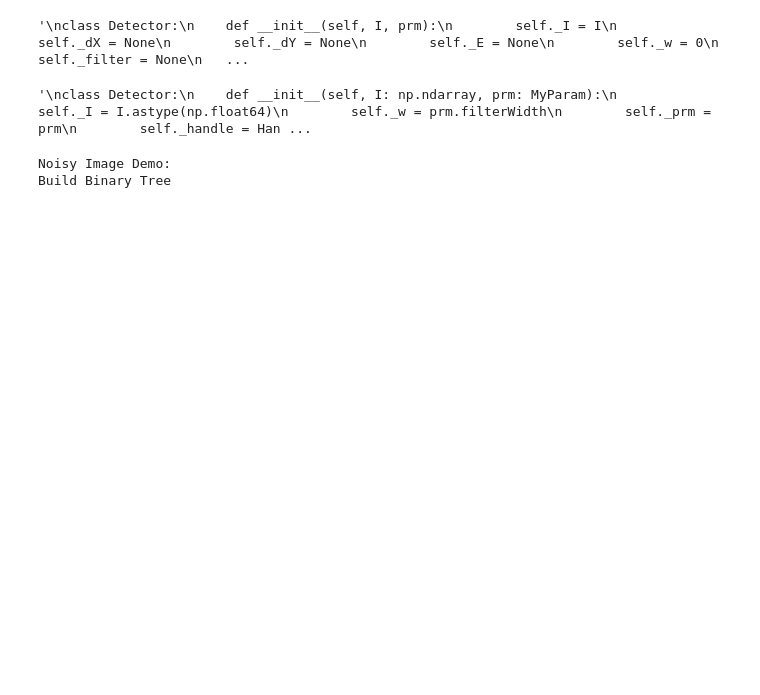
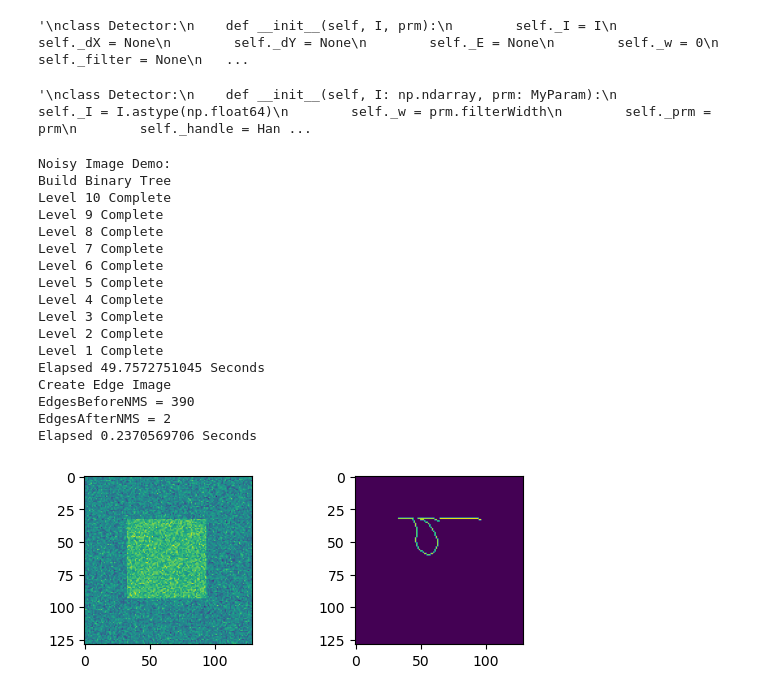
Before and after one commit to NatiOfir/PythonFaintEdgeDetection, a Jupyter notebook: FaintEdgeDetection.ipynb, the cells around one changed output. Drawn from its saved outputs; the diff is of its cells as text; code cells hidden in the pictures; blank space fills up the shorter version.

```diff
--- a/FaintEdgeDetection.ipynb
+++ b/FaintEdgeDetection.ipynb
@@ -329,6 +329,7 @@ class MyParam:
         self.slidingWindow = int(pow(2, 8)) + 1  # 0 = allImage
         self.printToScreen = True
         self.interpolation = True
+        self.normType = 0
         self.fibers = False
 
     @staticmethod
@@ -1587,7 +1590,7 @@ def main():
     prm = MyParam()
     prm.slidingWindow = 0
     prm.noisyImage = True
-    prm.parallel = True
+    prm.parallel = False # Do not change
     prm.splitPoints = 0
     prm._deubg = False
 
@@ -1595,30 +1598,46 @@ def main():
     E = my_run_im(I, E, prm)
     #E = 1 - E
     plt.subplot(2,2,2)
     plt.imshow(E)
     plt.show()
     return
     # Real Image Demo
     print("Real Image Demo:")
     I = read_image("2.png")
     I = np.float64(I) / 255.0
     plt.subplot(2,2,3)
     plt.imshow(I);
     prm.slidingWindow = 129
     prm.noisyImage = False
     prm.parallel = False
     prm.splitPoints = 0
 
     E = np.zeros_like(I)
     E = my_run_im(I, E, prm)
     E = 1 - E
     plt.subplot(2,2,4)
     plt.imshow(E)
 
     print("Finished")
 
 if __name__ == "__main__":
     main()
 # %% [output]
 Noisy Image Demo:
 Build Binary Tree
+Level 10 Complete
+Level 9 Complete
+Level 8 Complete
+Level 7 Complete
+Level 6 Complete
+Level 5 Complete
+Level 4 Complete
+Level 3 Complete
+Level 2 Complete
+Level 1 Complete
+Elapsed 49.7572751045 Seconds
+Create Edge Image
+EdgesBeforeNMS = 390
+EdgesAfterNMS = 2
+Elapsed 0.2370569706 Seconds
+[figure, added]
```
Also changed, not shown: parts of 1 cell of this notebook.
